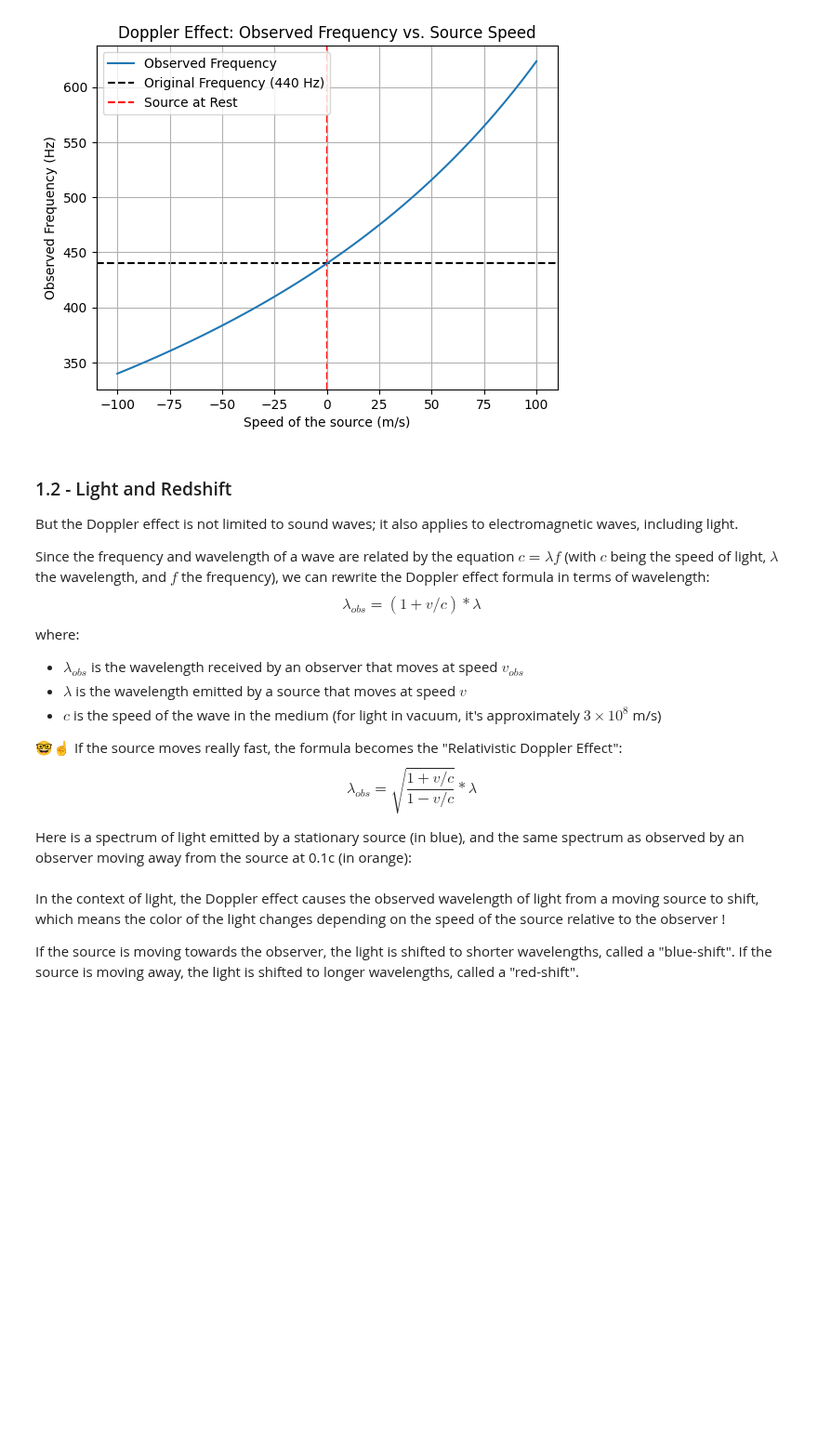
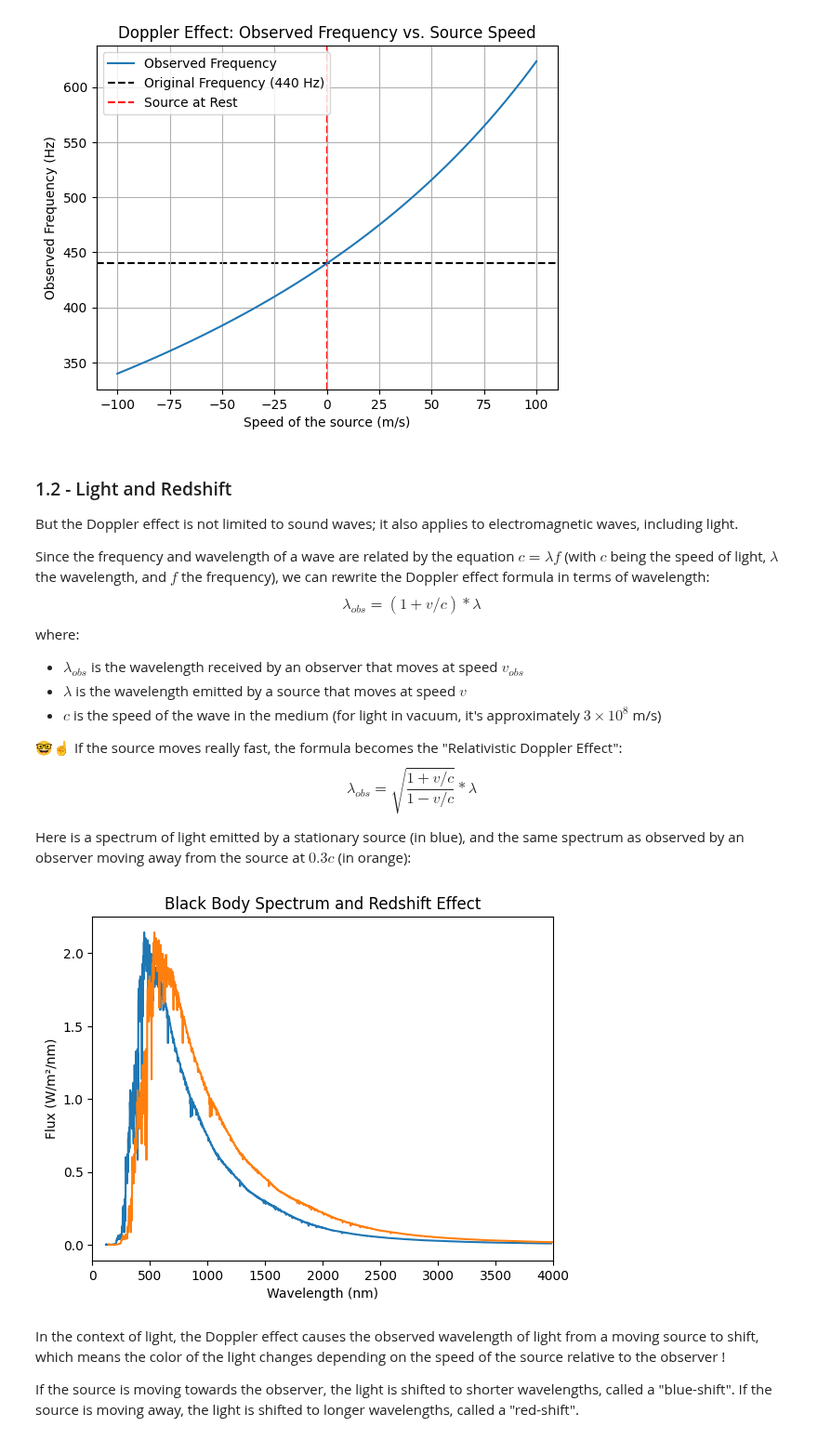
Before and after one commit to DESIHIGH/desihigh, a Jupyter notebook: notebooks/English/RedshiftAndDistances.ipynb, the cells around one changed output. Shown at 93% size. Cells and saved outputs as stored; diff of their text form; code cells hidden in the pictures; blank space fills up the shorter version.

Commit message:
Add last sections of redshift notebook

```diff
--- a/notebooks/English/RedshiftAndDistances.ipynb
+++ b/notebooks/English/RedshiftAndDistances.ipynb
@@ -130,9 +138,21 @@ where:
 🤓☝️ If the source moves really fast, the formula becomes the "Relativistic Doppler Effect":
 $$\lambda_{obs} = \sqrt{\frac{1 + v/c}{1 - v/c}} * \lambda$$
 
-Here is a spectrum of light emitted by a stationary source (in blue), and the same spectrum as observed by an observer moving away from the source at 0.1c (in orange):
+Here is a spectrum of light emitted by a stationary source (in blue), and the same spectrum as observed by an observer moving away from the source at $0.3c$ (in orange):
 # %%
-# Use https://www.pveducation.org/pvcdrom/appendices/standard-solar-spectra w/ redshift built-in function to shift it at desired value
+black_body = np.genfromtxt("../../data/black_body.csv", delimiter=",", names=True)
+wavelength = black_body['wavelength_nm']
+shifted_wavelength = black_body['shifted_wavelength_nm']
+flux = black_body['flux_Wm2nm1']
+
+plt.plot(wavelength, flux, label='Black Body Spectrum', color='C0')
+plt.plot(shifted_wavelength, flux, label='Shifted Spectrum', color='C1')
+plt.xlim(0, 4000)
+plt.xlabel("Wavelength (nm)")
+plt.ylabel("Flux (W/m²/nm)")
+plt.title("Black Body Spectrum and Redshift Effect");
+# %% [output]
+[figure, added]
 # %% [markdown]
 In the context of light, the Doppler effect causes the observed wavelength of light from a moving source to shift, which means the color of the light changes depending on the speed of the source relative to the observer !
 
```
Also changed, not shown: parts of 19 cells of this notebook, 1 other file.
